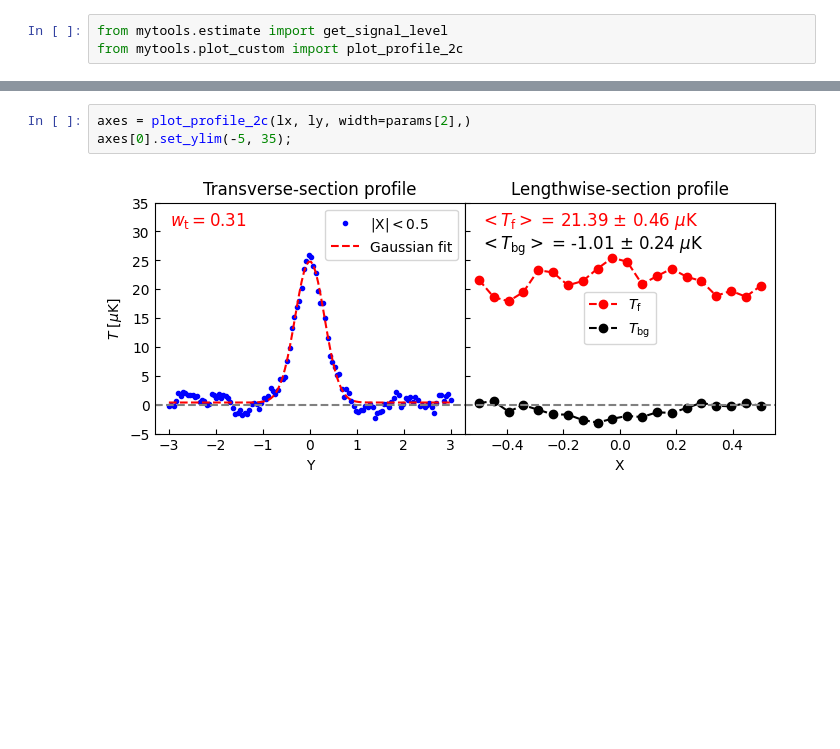
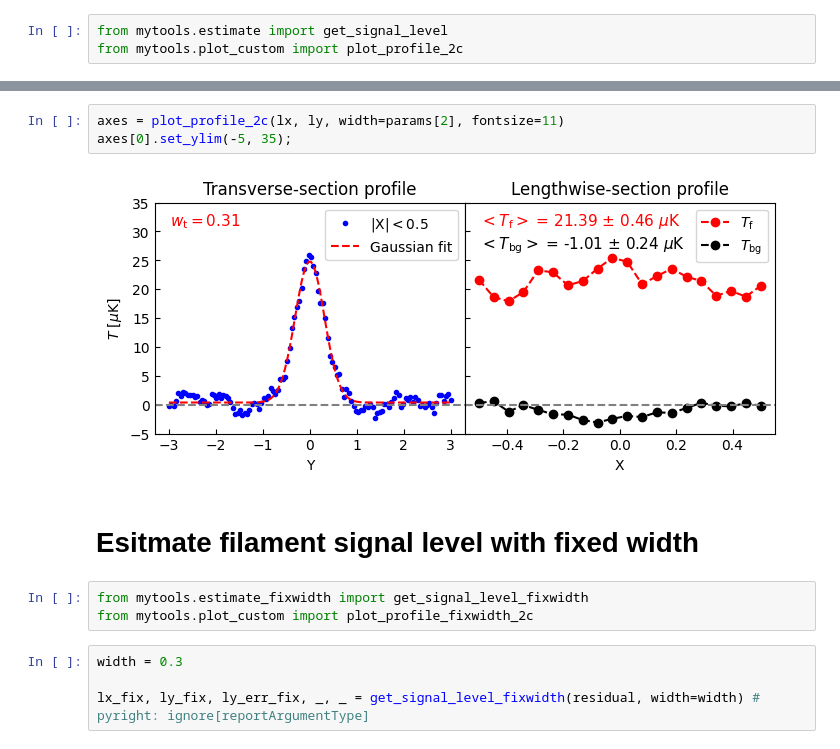
Before and after one commit to dyliu0312/mytools, a Jupyter notebook: example/estimate_filament_signal.ipynb, the cells around one changed output, grey strips where cells are left out. Drawn from its saved outputs; the diff is of its cells as text; blank space fills up the shorter version.

```diff
--- a/example/estimate_filament_signal.ipynb
+++ b/example/estimate_filament_signal.ipynb
@@ -78,7 +80,16 @@ width: 0.3119232436517183
 width_pix: 6
 [figure]
 # %%
-axes = plot_profile_2c(lx, ly, width=params[2],)
+axes = plot_profile_2c(lx, ly, width=params[2], fontsize=11)
 axes[0].set_ylim(-5, 35);
 # %% [output]
-[figure, old version]
+[figure, new version]
+# %% [markdown]
+# Esitmate filament signal level with fixed width
+# %%
+from mytools.estimate_fixwidth import get_signal_level_fixwidth
+from mytools.plot_custom import plot_profile_fixwidth_2c
+# %%
+width = 0.3
+
+lx_fix, ly_fix, ly_err_fix, _, _ = get_signal_level_fixwidth(residual, width=width) # pyright: ignore[reportArgumentType]
```
Also changed, not shown: parts of 5 cells of this notebook.
